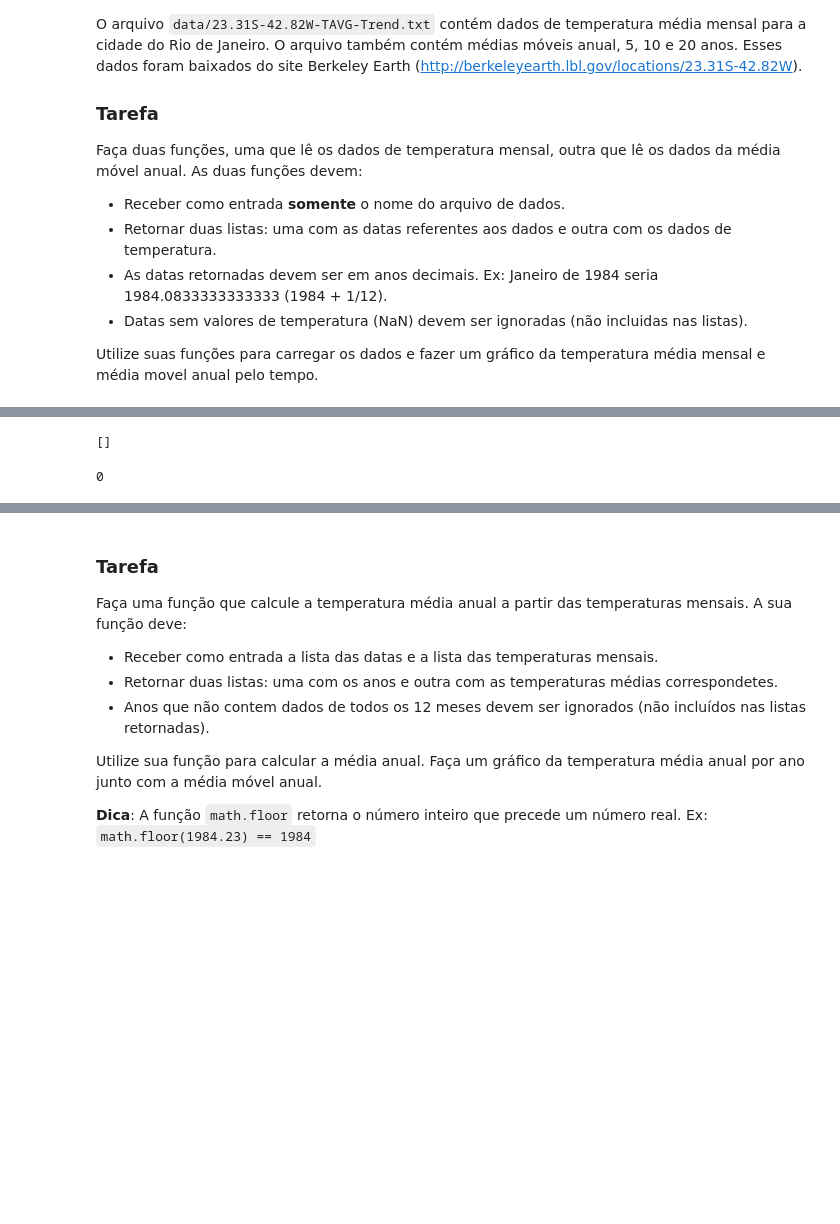
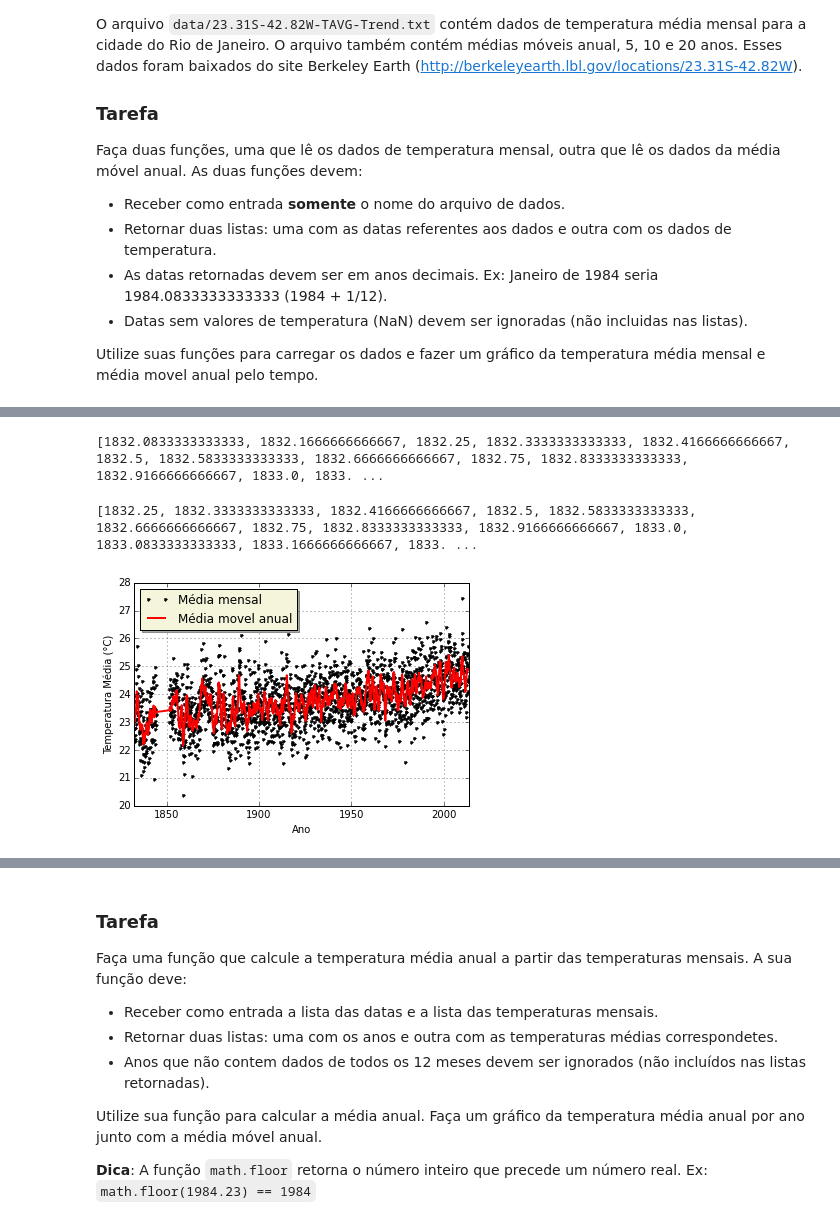
Before and after one commit to mat-esp-2015/capstone-fimdopython, a Jupyter notebook: capstone.ipynb, the cells around one changed output, grey strips where cells are left out. Drawn from its saved outputs; the diff is of its cells as text; code cells hidden in the pictures; blank space fills up the shorter version.

Commit message:
terminamos a primeira tarefa e fizemos o gráfico

```diff
--- a/capstone.ipynb
+++ b/capstone.ipynb
@@ -54,11 +58,50 @@ print(datas)
-# %%
-''.split()
-# %% [output]
-[]
-# %%
-len([])
-# %% [output]
-0
+# %%
+x1,y1 = temp_mensal('data/23.31S-42.82W-TAVG-Trend.txt')
+print(x1, y1)
+# %% [output]
+[1832.0833333333333, 1832.1666666666667, 1832.25, 1832.3333333333333, 1832.4166666666667, 1832.5, 1832.5833333333333, 1832.6666666666667, 1832.75, 1832.8333333333333, 1832.9166666666667, 1833.0, 1833. ...
+# %%
+def mmanual(arquivo):
+    """Função que gera lista de dados de tempo mensais e suas respectivas temperaturas mensais"""
+    arquivo = open(arquivo)
+    # For para a data.
+    datas = []
+    dados = []
+    for linhas in arquivo:
+        if linhas[0] != '%':
+            coluna = linhas.split()
+            if len(coluna) != 0:
+                if coluna[4] != 'NaN':
+                    ano = float(coluna[0])
+                    mes = float(coluna[1])
+                    dadostemp = float(coluna[4])
+                    dadosmes = dadostemp + 24.01
+                    anomensal = ano + (mes/12)
+                    datas.append(anomensal)
+                    dados.append(dadosmes)
+    return datas, dados
+# %%
+x2,y2 = mmanual('data/23.31S-42.82W-TAVG-Trend.txt')
+print(x2, y2)
+# %% [output]
+[1832.25, 1832.3333333333333, 1832.4166666666667, 1832.5, 1832.5833333333333, 1832.6666666666667, 1832.75, 1832.8333333333333, 1832.9166666666667, 1833.0, 1833.0833333333333, 1833.1666666666667, 1833. ...
+# %%
+# Construindo o gráfico
+plt.figure()
+plt.plot(x1, y1, '.k', label = 'Média mensal')
+plt.plot(x2, y2, '-r', linewidth = 2, label = 'Média movel anual')
+#legenda
+legend = plt.legend(loc='upper left', shadow=True, fontsize='large')
+# Dá título ao eixo x.
+plt.xlabel("Ano")
+plt.xlim(min(x1), max(x1))
+# Dá título ao eixo y.
+plt.ylabel("Temperatura Média (°C)")
+plt.grid(b=None, which='major', axis='both')
+# Colocamos legenda bege porque somos diferenciados
+legend.get_frame().set_facecolor('#F5F5DC')
+# %% [output]
+[figure, added]
 # %% [markdown]
 ### Resultado esperado
 
```
Also changed, not shown: parts of 2 cells of this notebook.
